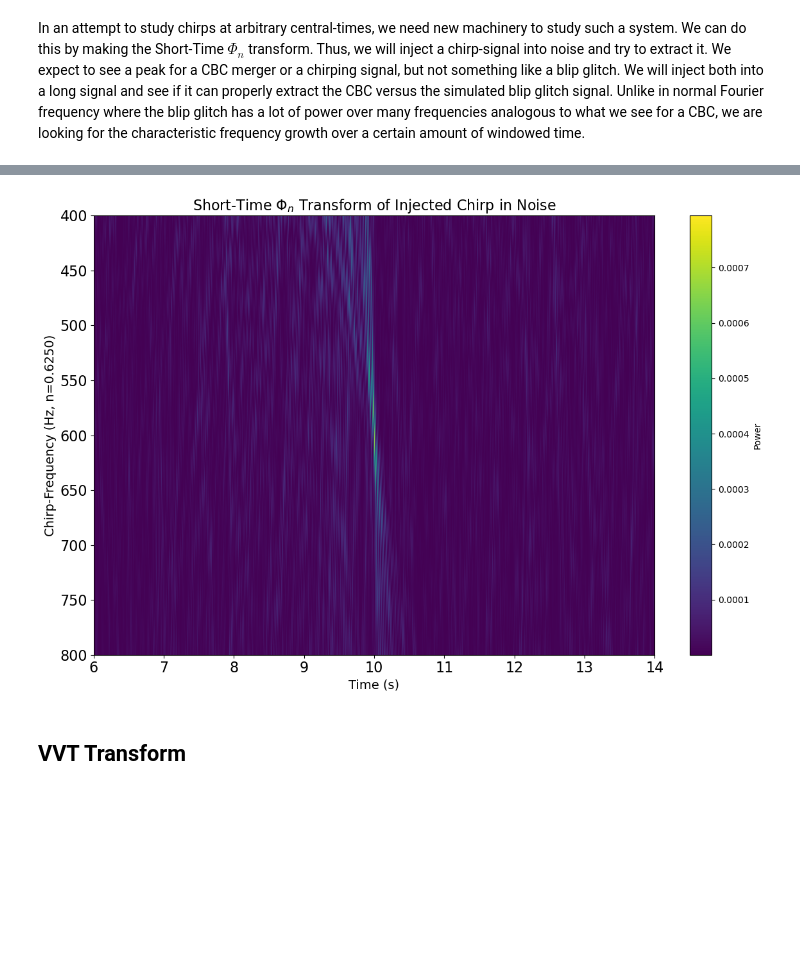
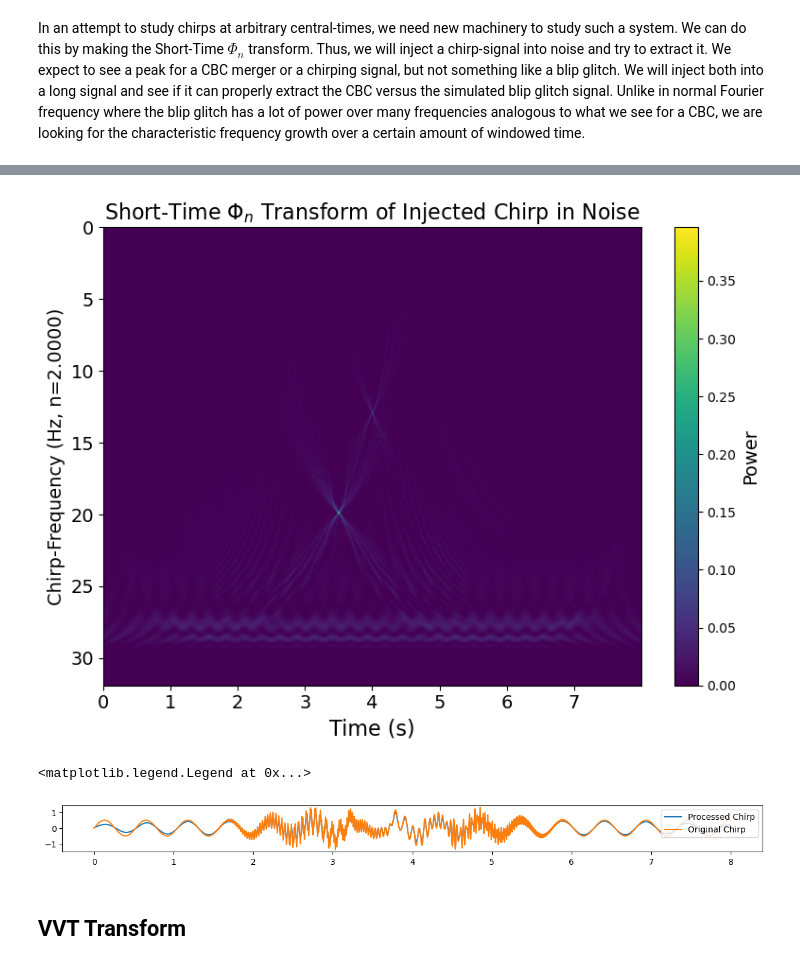
Before and after one commit to JaxsonMitchell/dpt, a Jupyter notebook: figures/figures_dpt.ipynb, the cells around one changed output, grey strips where cells are left out. Cells and saved outputs as stored; diff of their text form; code cells hidden in the pictures; blank space fills up the shorter version.

```diff
--- a/figures/figures_dpt.ipynb
+++ b/figures/figures_dpt.ipynb
@@ -177,5 +149,5 @@ Text(0, 0.5, 'Strain (Unitless)')
 # %%
 # STPT Parameters
 window_size       = 4 * fs # 2 second window.
-chirp_frequencies = np.arange(0, 1024, 1)
-stptTransform     = STPT(n, fs, chirp_frequencies, window_size)
+chirp_frequencies = np.arange(0, 32, .1)
+stptTransform1    = STPT(n, fs, chirp_frequencies, window_size)
@@ -182,55 +163,56 @@ stptTransform     = STPT(n, fs, chirp_frequencies, window_size)
 # %%
-pixel_values, _  = stptTransform.transform(noisy_chirp) # I can't make a loading bar for np.matmul im so sorry yall.
+pixel_values1, _  = stptTransform1.transform(signal) # I can't make a loading bar for np.matmul im so sorry yall.
 # %%
 
 # Example bounds (change as needed)
-t_min = 6.0
-t_max = 14.0
+t_min = 0
+t_max = 16.0
 
-freq_min = 400
-freq_max = 800
+freq_min = 0
+freq_max = 32
 
 # Calculate time and frequency axes
-x_vals = np.linspace(0, times[-1], pixel_values.shape[1])
-y_vals = np.linspace(0, chirp_frequencies[-1], pixel_values.shape[0])
+x_vals = np.linspace(0, times[-1], pixel_values1.shape[1])
+y_vals = np.linspace(0, chirp_frequencies[-1], pixel_values1.shape[0])
 
 # Find index bounds for time slicing
 x_indices = np.where((x_vals >= t_min) & (x_vals <= t_max))[0]
 y_indices = np.where((y_vals >= freq_min) & (y_vals <= freq_max))[0]
 
 xmin_idx, xmax_idx = x_indices[0], x_indices[-1]
 ymin_idx, ymax_idx = y_indices[0], y_indices[-1]
 
 # Crop the pixel_values array to match the time bounds
-cropped_pixel_values = pixel_values[ymin_idx:ymax_idx + 1, xmin_idx:xmax_idx + 1]
+cropped_pixel_values = pixel_values1[ymin_idx:ymax_idx + 1, xmin_idx:xmax_idx + 1]
 cropped_x_vals = x_vals[xmin_idx:xmax_idx + 1]
 cropped_y_vals = y_vals[ymin_idx:ymax_idx + 1]
 
 # Calculate power and find max
 power = np.abs(cropped_pixel_values) ** 2
 max_idx = np.unravel_index(np.argmax(power), power.shape)
 max_y_idx, max_x_idx = max_idx
 max_time = cropped_x_vals[max_x_idx]
 max_freq = y_vals[max_y_idx]
 max_power = power[max_y_idx, max_x_idx]
 
 # Plot
-plt.figure(figsize=(12, 8))
+plt.figure(figsize=(8, 6))
 plt.imshow(
     power,
     aspect='auto',
-    origin='upper',
+    origin='lower',
     cmap='viridis',
     extent=[cropped_x_vals[0], cropped_x_vals[-1], cropped_y_vals[-1], cropped_y_vals[0]]  # match actual units
 )
 
-plt.xticks(fontsize=16)
-plt.yticks(fontsize=16)
-plt.xlabel("Time (s)", fontsize=14)
+plt.xticks(fontsize=14)
+plt.yticks(fontsize=14)
+plt.xlabel("Time (s)", fontsize=16)
 plt.ylabel(f"Chirp-Frequency (Hz, n={n:.4f})", fontsize=14)
 plt.title(r"Short-Time $\Phi_n$ Transform of Injected Chirp in Noise", fontsize=16)
-plt.colorbar(label='Power')
+cbar = plt.colorbar()
+cbar.set_label('Power', fontsize=14)
 plt.tight_layout()
 plt.show()
 # %% [output]
-[figure, old version]
+[figure, new version]
@@ -237,3 +223,11 @@ plt.show()
+# %%
+plt.figure(figsize=(15, 1))
+plt.plot(times, np.real(inversed), label="Processed Chirp")
+plt.plot(times, signal, label="Original Chirp")
+plt.legend()
+# %% [output]
+<matplotlib.legend.Legend at 0x...>
+[figure, added]
 # %% [markdown]
 ## VVT Transform
 # %% [markdown]
```
Also changed, not shown: parts of 9 cells of this notebook, 10 other files.
